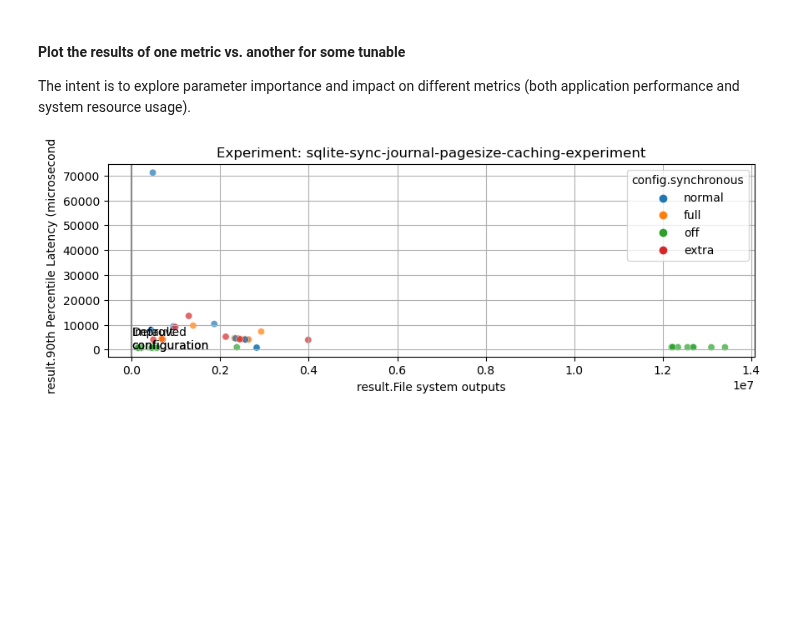
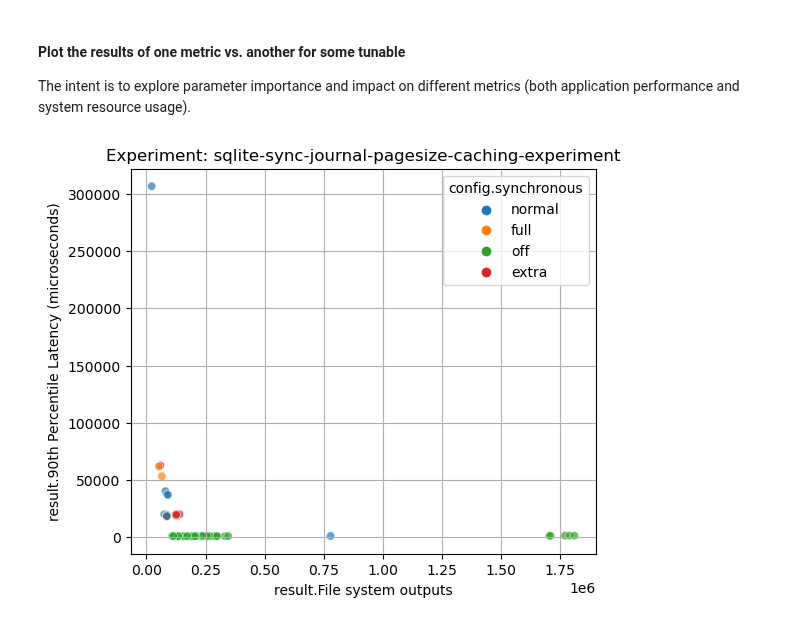
Before and after one commit to Microsoft-CISL/sqlite-autotuning, a Jupyter notebook: mlos_sqlite_demo.ipynb, the cells around one changed output. Cells and saved outputs as stored; diff of their text form; code cells hidden in the pictures; blank space fills up the shorter version.

```diff
--- a/mlos_sqlite_demo.ipynb
+++ b/mlos_sqlite_demo.ipynb
@@ -38,3 +37,5 @@ experiment_id
+# %%
+experiment_id = "sqlite-sync-journal-pagesize-caching-experiment"
 # %% [markdown]
 ## Get all data for one experiment
 # %%
@@ -98,18 +99,12 @@ METRIC = "result.File system outputs"
 # Which performance metric to plot on the Y-axis.
 SCORE = "result.90th Percentile Latency (microseconds)"
 # %%
-plt.rcParams["figure.figsize"] = (10, 3)
+plt.rcParams["figure.figsize"] = (6, 5)
 
 sns.scatterplot(data=df, x=METRIC, y=SCORE, hue=CATEGORY, marker='o', alpha=0.7)
-
-plt.axvline(x=8, color="#888888", alpha=0.8)
-plt.text(8.5, 143, "Improved\nconfiguration", horizontalalignment='left', size='medium', color='black')
-
-plt.axvline(x=20, color="#888888", alpha=0.8)
-plt.text(20.5, 143, "Default\nconfiguration", horizontalalignment='left', size='medium', color='black')
 
 plt.title("Experiment: " + exp.exp_id)
 plt.grid()
 plt.show()
 # %% [output]
-[figure, old version]
+[figure, new version]
```
Also changed, not shown: parts of 15 cells of this notebook.
